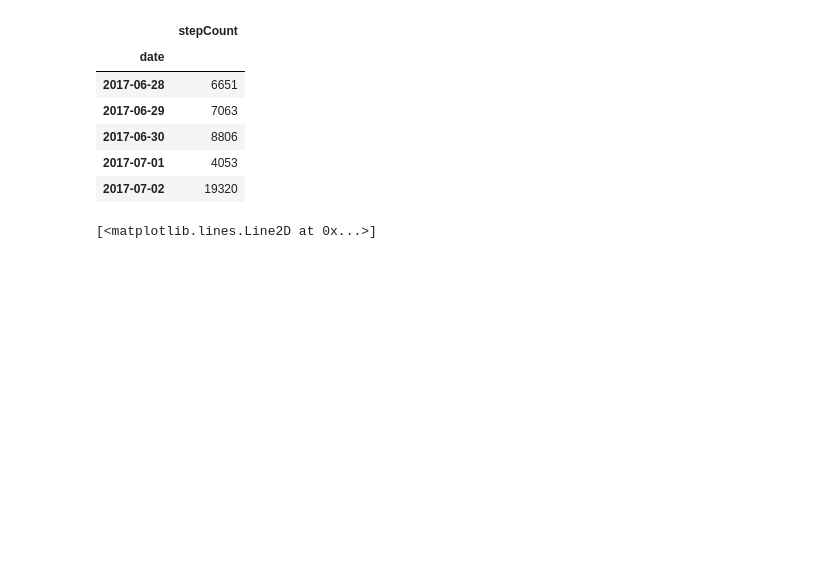
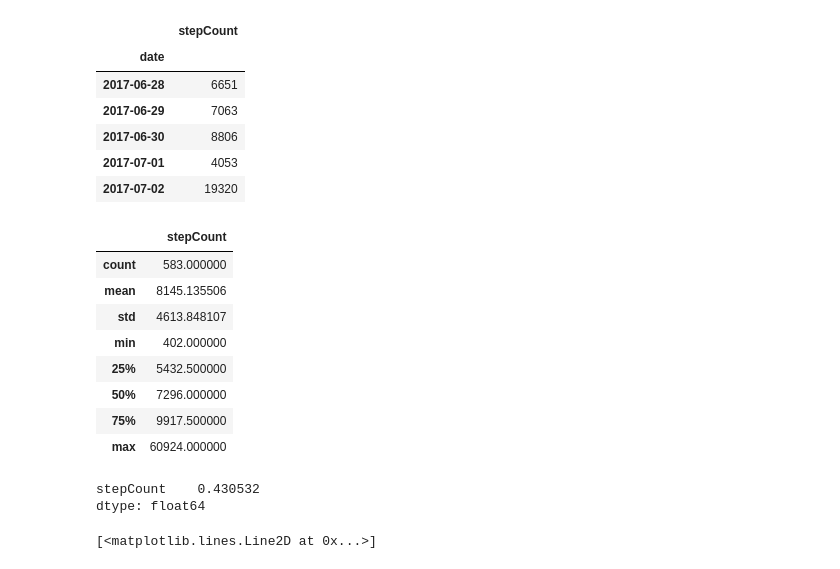
Before and after one commit to upura/spoana-tutorial, a Jupyter notebook: notebooks/visualize.ipynb, the cells around one changed output. Saved outputs shown, nothing was run; the diff lists cells and outputs as text; code cells hidden in the pictures; blank space fills up the shorter version.

```diff
--- a/notebooks/visualize.ipynb
+++ b/notebooks/visualize.ipynb
@@ -38,6 +38,23 @@ daySummary.head()
 | 2017-06-30 | 8806 |
 | 2017-07-01 | 4053 |
 | 2017-07-02 | 19320 |
+# %%
+daySummary.describe()
+# %% [output]
+|  | stepCount |
+| count | 583.000000 |
+| mean | 8145.135506 |
+| std | 4613.848107 |
+| min | 402.000000 |
+| 25% | 5432.500000 |
+| 50% | 7296.000000 |
+| 75% | 9917.500000 |
+| max | 60924.000000 |
+# %%
+(daySummary >= 8000).mean()
+# %% [output]
+stepCount    0.430532
+dtype: float64
 # %%
 plt.figure(figsize=(20, 12))
 plt.rcParams["font.size"] = 18
```
